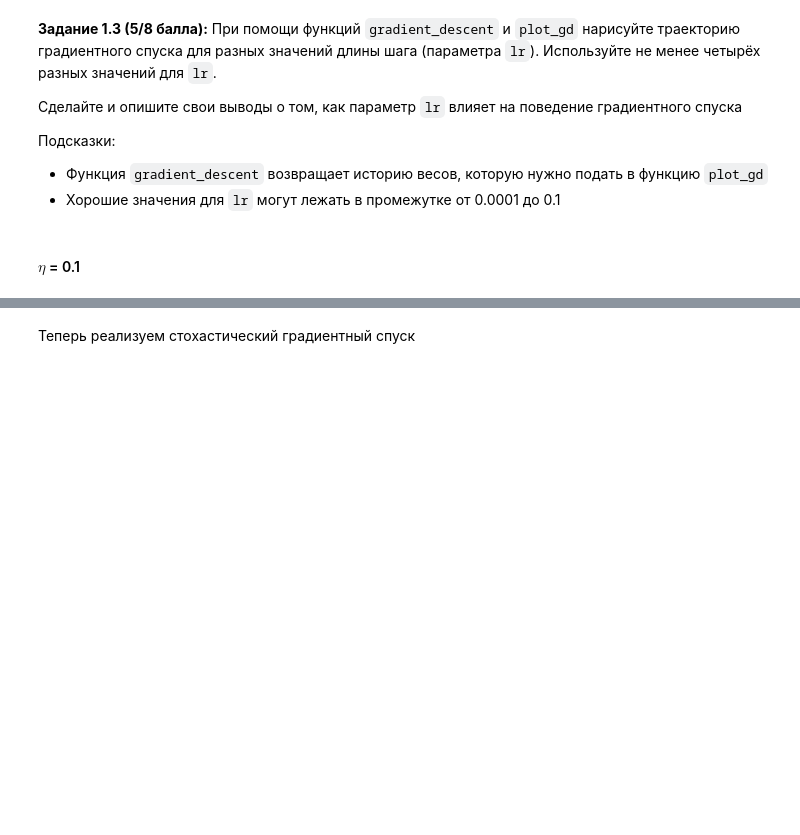
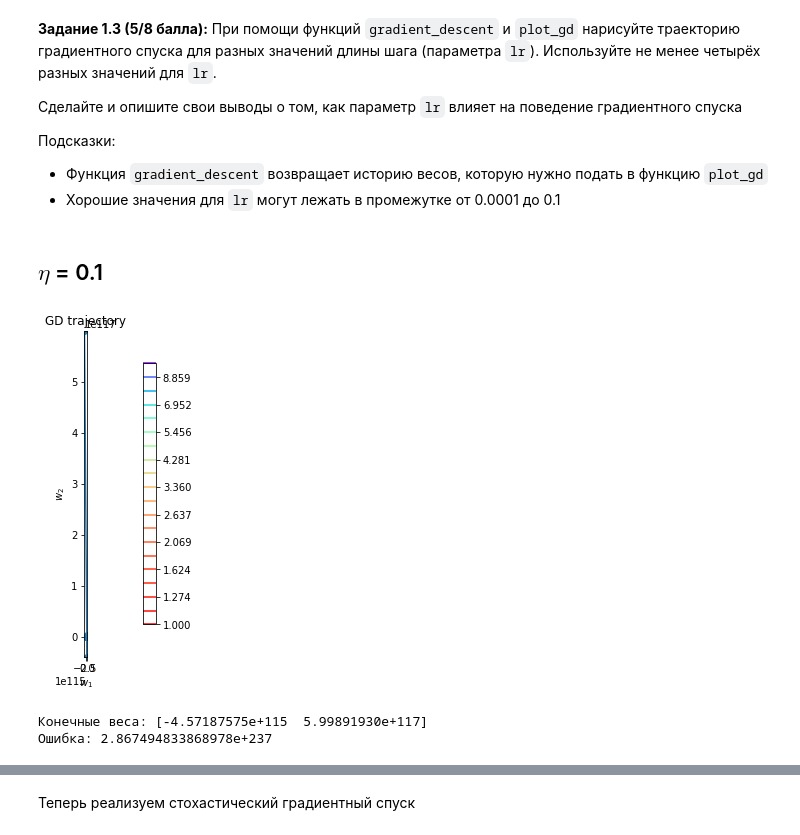
Before and after one commit to krottttt/iad, a Jupyter notebook: hw5.ipynb, the cells around one changed output, grey strips where cells are left out. Cells and saved outputs as stored; diff of their text form; code cells hidden in the pictures; blank space fills up the shorter version.

Commit message:
adding ver 1.3:grad_pl is done

```diff
--- a/hw5.ipynb
+++ b/hw5.ipynb
@@ -166,7 +166,7 @@ def gradient_descent(w_init: np.ndarray, X: np.ndarray, y: np.ndarray,
     history = []
     history.append(w_init)
     for i in range(n_iterations):
-        w = w_init -lr*MSELoss().calc_grad(X, y, w_init)
+        w = w_init -lr*loss.calc_grad(X, y, w_init)
         w_init = w
         history.append(w_init)
     return history
@@ -221,7 +221,7 @@ def plot_gd(w_list: Iterable, X: np.ndarray, y: np.ndarray, loss: BaseLoss):
             w_tmp = np.array([A[i, j], B[i, j]])
             levels[i, j] = loss.calc_loss(X, y, w_tmp)
 
-    plt.figure(figsize=(15, 6))
+    plt.figure(figsize=(, 6))
     plt.title("GD trajectory")
     plt.xlabel(r'$w_1$')
     plt.ylabel(r'$w_2$')
@@ -249,4 +249,4 @@ def plot_gd(w_list: Iterable, X: np.ndarray, y: np.ndarray, loss: BaseLoss):
 * Функция `gradient_descent` возвращает историю весов, которую нужно подать в функцию `plot_gd`
 * Хорошие значения для `lr` могут лежать в промежутке от 0.0001 до 0.1
 # %% [markdown]
-#### $\eta$ = 0.1
+## $\eta$ = 0.1
@@ -254,0 +253,9 @@ def plot_gd(w_list: Iterable, X: np.ndarray, y: np.ndarray, loss: BaseLoss):
+# %%
+w_list = gradient_descent(w_init, X, y, MSELoss(), 0.1, 100)
+plot_gd(w_list,X,y,MSELoss())
+print('Конечные веса:',w_list[-1])
+print('Ошибка:',np.round(loss.calc_loss(X, y, w_list[-1]),3))
+# %% [output]
+[figure, added]
+Конечные веса: [-4.57187575e+115  5.99891930e+117]
+Ошибка: 2.867494833868978e+237
```
Also changed, not shown: parts of 9 cells of this notebook.
